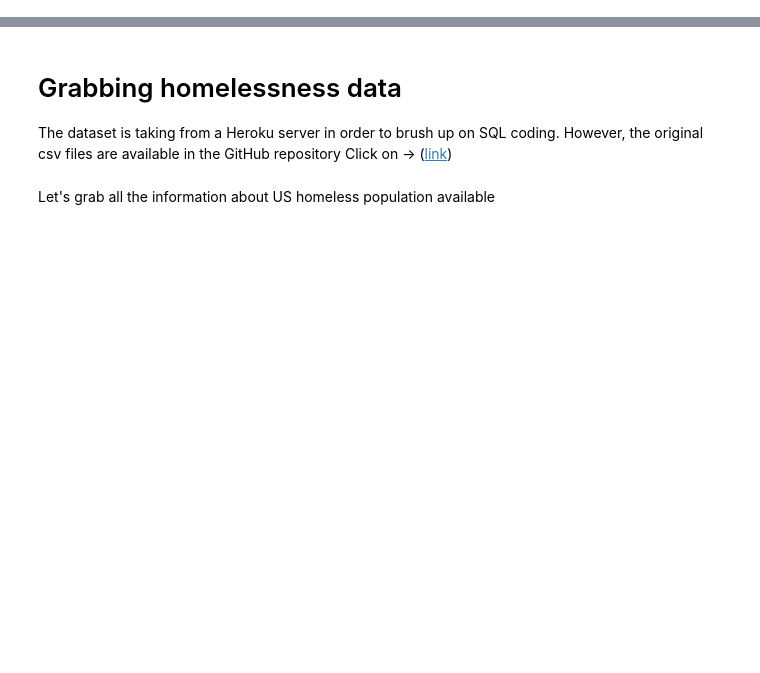
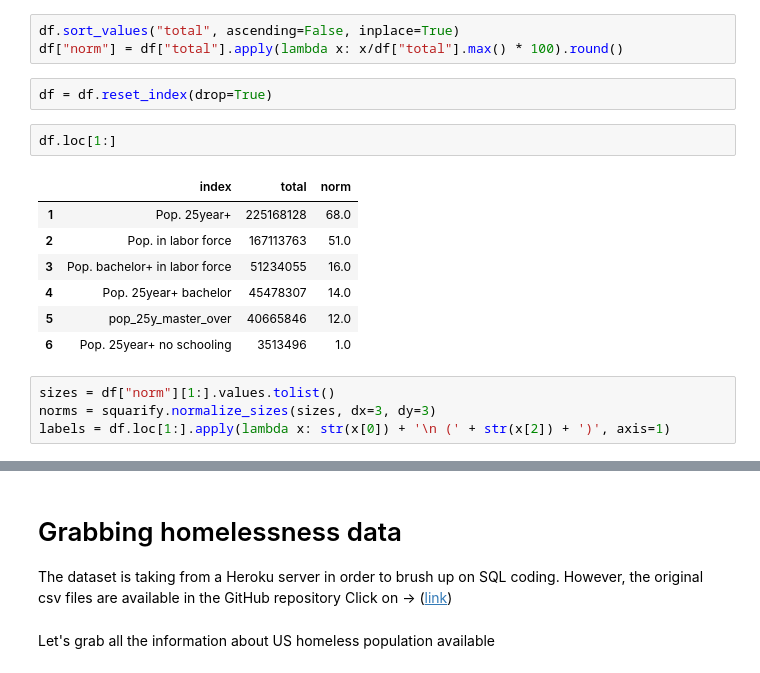
Before and after one commit to aliglara/capstone-c1-DA, a Jupyter notebook: codes/EDA_homeless_pop.ipynb, the cells around one changed output, grey strips where cells are left out. Cells and saved outputs as stored; diff of their text form; blank space fills up the shorter version.

```diff
--- a/codes/EDA_homeless_pop.ipynb
+++ b/codes/EDA_homeless_pop.ipynb
@@ -23,0 +126,19 @@ def connect_database(server, project, credentials):
+# %%
+df.sort_values("total", ascending=False, inplace=True)
+df["norm"] = df["total"].apply(lambda x: x/df["total"].max() * 100).round()
+# %%
+df = df.reset_index(drop=True)
+# %%
+df.loc[1:]
+# %% [output]
+|  | index | total | norm |
+| 1 | Pop. 25year+ | 225168128 | 68.0 |
+| 2 | Pop. in labor force | 167113763 | 51.0 |
+| 3 | Pop. bachelor+ in labor force | 51234055 | 16.0 |
+| 4 | Pop. 25year+ bachelor | 45478307 | 14.0 |
+| 5 | pop_25y_master_over | 40665846 | 12.0 |
+| 6 | Pop. 25year+ no schooling | 3513496 | 1.0 |
+# %%
+sizes = df["norm"][1:].values.tolist()
+norms = squarify.normalize_sizes(sizes, dx=3, dy=3)
+labels = df.loc[1:].apply(lambda x: str(x[0]) + '\n (' + str(x[2]) + ')', axis=1)
```
Also changed, not shown: parts of 20 cells of this notebook, 2 other files.
